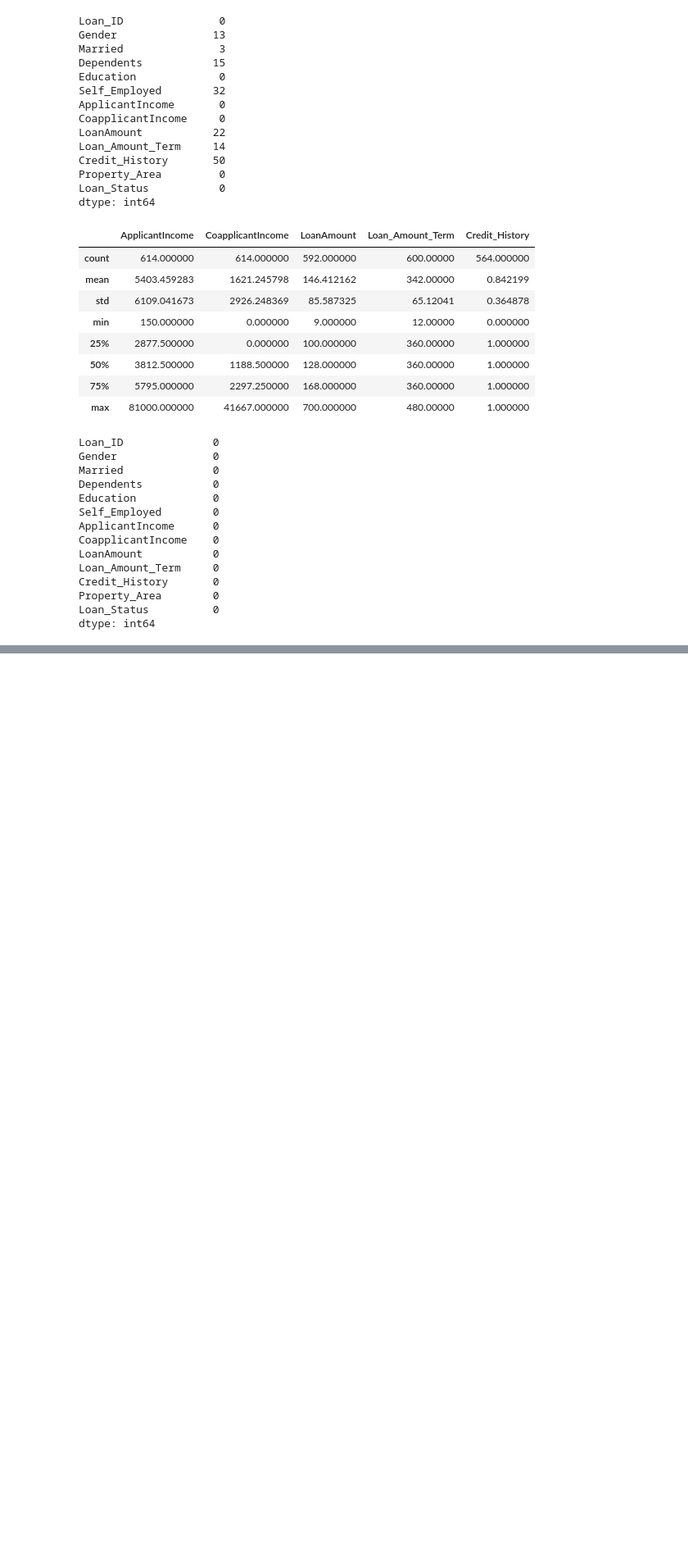
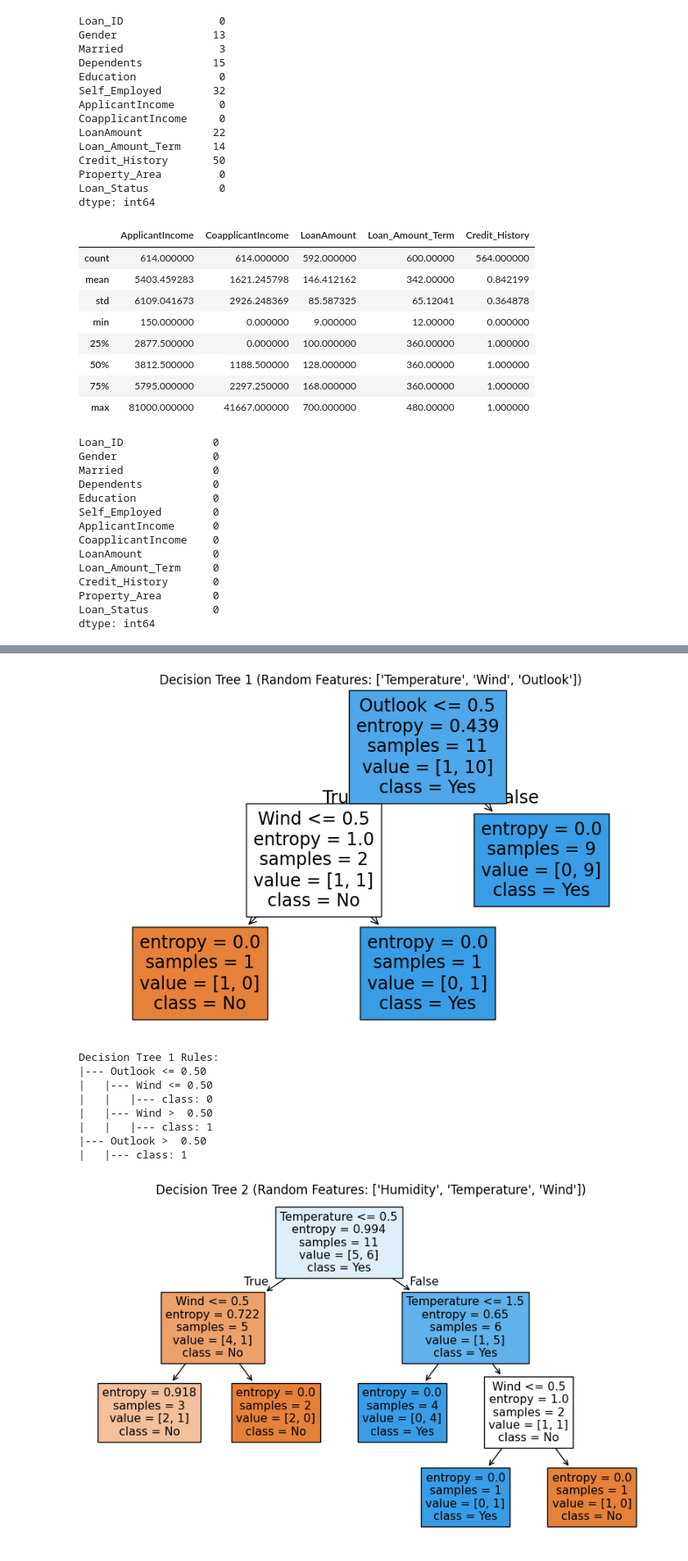
Before and after one commit to hello-mr-vishu/LoanPrediction, a Jupyter notebook: LoadPred.ipynb, the cells around one changed output, grey strips where cells are left out. Shown at 82% size. Drawn from its saved outputs; the diff is of its cells as text; code cells hidden in the pictures; blank space fills up the shorter version.

```diff
--- a/LoadPred.ipynb
+++ b/LoadPred.ipynb
@@ -84,0 +384,74 @@ dtype: int64
+# %%
+from sklearn.tree import DecisionTreeClassifier, export_text, plot_tree
+import pandas as pd
+import matplotlib.pyplot as plt
+
+# Define the Play Tennis dataset
+data = {
+    "Outlook": ["Sunny", "Sunny", "Overcast", "Rain", "Rain", "Rain", "Overcast", "Sunny", "Sunny", "Rain", "Sunny", "Overcast", "Overcast", "Rain"],
+    "Temperature": ["Hot", "Hot", "Hot", "Mild", "Cool", "Cool", "Cool", "Mild", "Cool", "Mild", "Mild", "Mild", "Hot", "Mild"],
+    "Humidity": ["High", "High", "High", "High", "Normal", "Normal", "Normal", "High", "Normal", "Normal", "Normal", "High", "Normal", "High"],
+    "Wind": ["Weak", "Strong", "Weak", "Weak", "Weak", "Strong", "Strong", "Weak", "Weak", "Weak", "Strong", "Strong", "Weak", "Strong"],
+    "Play": ["No", "No", "Yes", "Yes", "Yes", "No", "Yes", "No", "Yes", "Yes", "Yes", "Yes", "Yes", "No"]
+}
+
+# Convert to DataFrame
+df = pd.DataFrame(data)
+
+# Map categorical variables to numeric
+df_encoded = df.copy()
+df_encoded["Outlook"] = df["Outlook"].map({"Sunny": 0, "Overcast": 1, "Rain": 2})
+df_encoded["Temperature"] = df["Temperature"].map({"Hot": 0, "Mild": 1, "Cool": 2})
+df_encoded["Humidity"] = df["Humidity"].map({"High": 0, "Normal": 1})
+df_encoded["Wind"] = df["Wind"].map({"Weak": 0, "Strong": 1})
+df_encoded["Play"] = df["Play"].map({"No": 0, "Yes": 1})
+
+# Features and target
+X = df_encoded[["Outlook", "Temperature", "Humidity", "Wind"]]
+y = df_encoded["Play"]
+
+# Train and visualize decision trees
+def train_tree_with_sampling(X, y, tree_num, random_state):
+    # Row sampling (bootstrap)
+    X_sample = X.sample(frac=0.8, replace=True, random_state=random_state)
+    y_sample = y.loc[X_sample.index]
+
+    # Feature sampling
+    sampled_features = X_sample.sample(axis=1, n=3, random_state=random_state)  # Choose 3 random features
+    feature_names = sampled_features.columns.tolist()
+
+    # Train a decision tree
+    tree_model = DecisionTreeClassifier(max_depth=3, random_state=random_state, criterion="entropy")
+    tree_model.fit(sampled_features, y_sample)
+
+    # Visualize the tree
+    fig, ax = plt.subplots(figsize=(10, 6))
+    plot_tree(
+        tree_model,
+        feature_names=feature_names,
+        class_names=["No", "Yes"],
+        filled=True,
+        ax=ax
+    )
+    plt.title(f"Decision Tree {tree_num} (Random Features: {feature_names})")
+    plt.show()
+
+    # Print rules
+    tree_rules = export_text(tree_model, feature_names=feature_names)
+    print(f"Decision Tree {tree_num} Rules:\n{tree_rules}\n")
+
+# Train and visualize 3 trees with row and feature sampling
+train_tree_with_sampling(X, y, tree_num=1, random_state=42)
+train_tree_with_sampling(X, y, tree_num=2, random_state=43)
+train_tree_with_sampling(X, y, tree_num=3, random_state=44)
+# %% [output]
+[figure, added]
+Decision Tree 1 Rules:
+|--- Outlook <= 0.50
+|   |--- Wind <= 0.50
+|   |   |--- class: 0
+|   |--- Wind >  0.50
+|   |   |--- class: 1
+|--- Outlook >  0.50
+|   |--- class: 1
+[figure, added]
```
Also changed, not shown: parts of 7 cells of this notebook, 1 other file.
